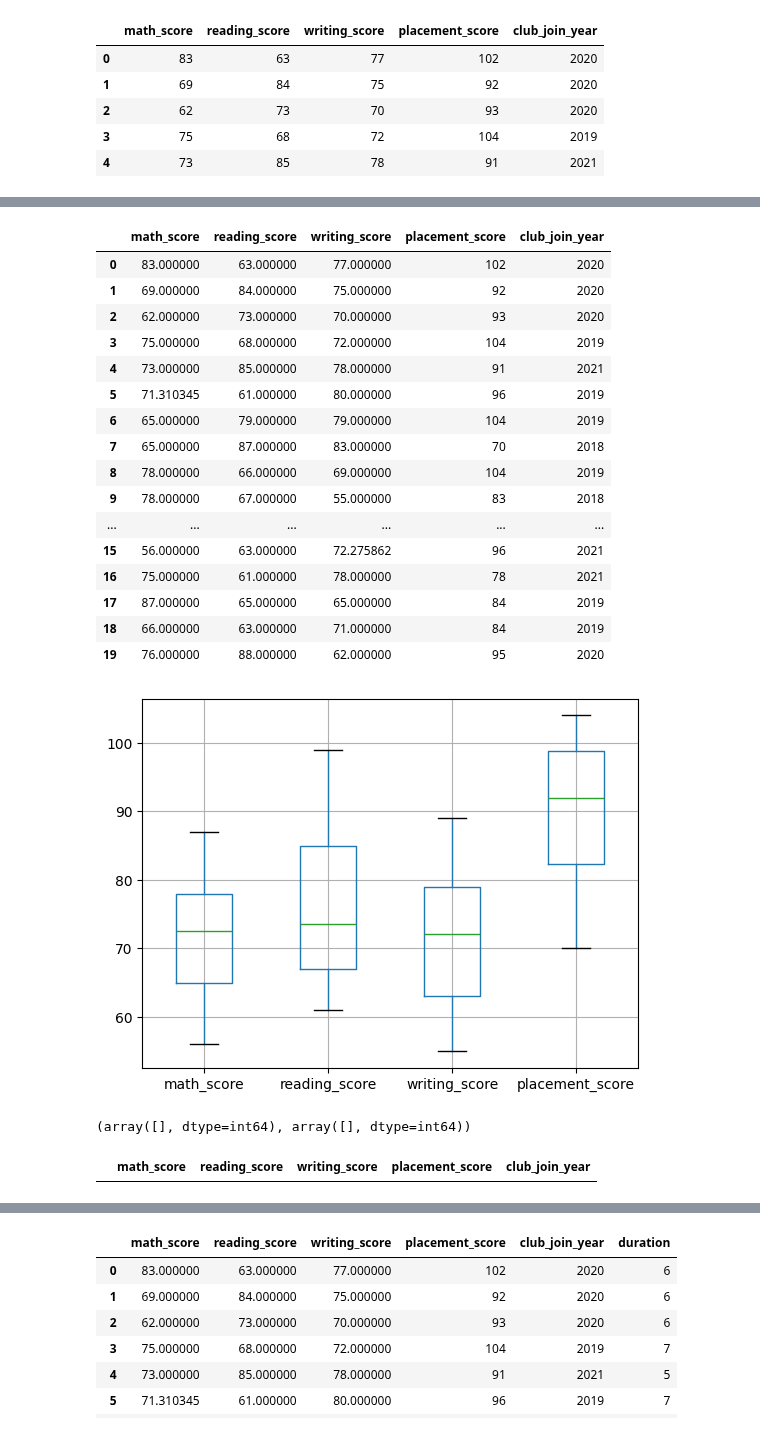
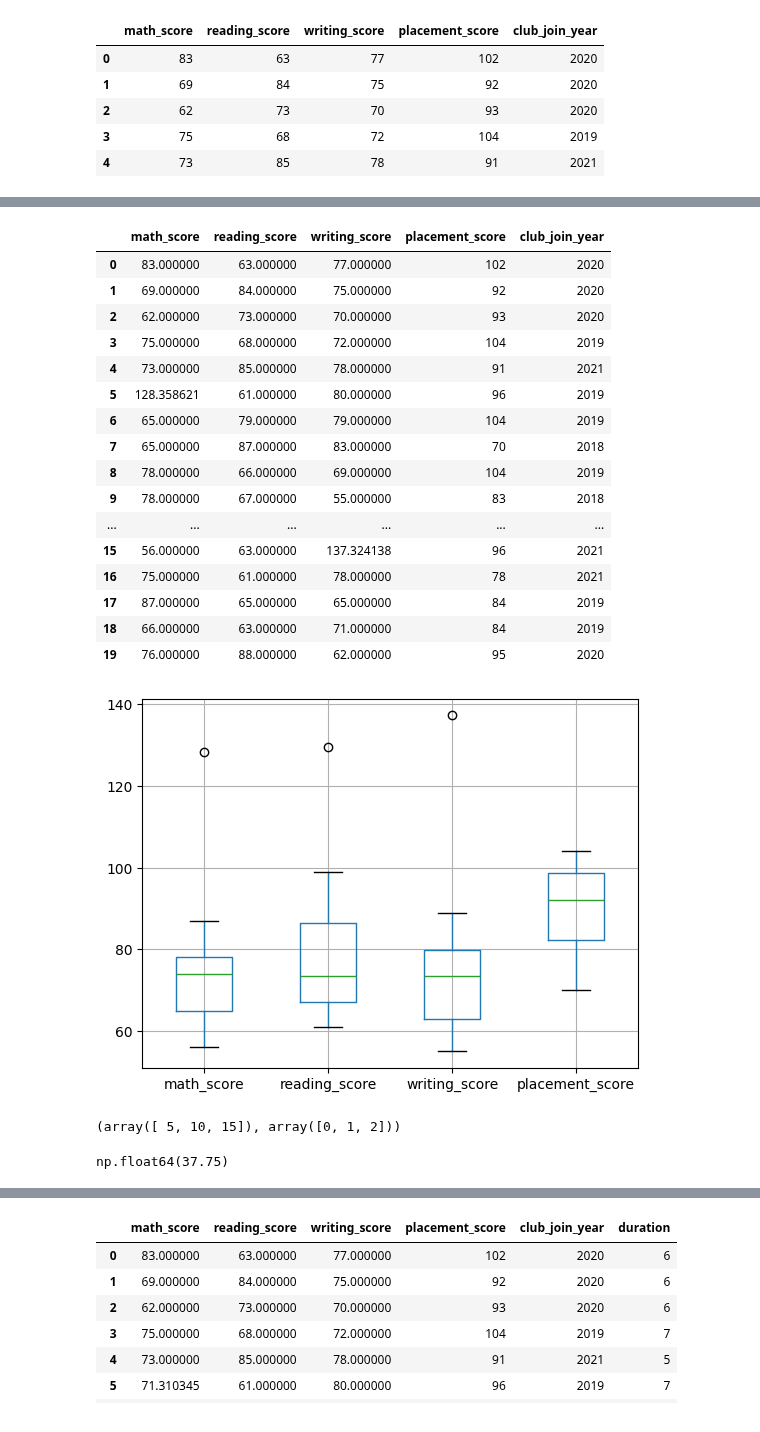
Before and after one commit to Piyush2425/Data_Science_Practicals, a Jupyter notebook: DS_Lab_2.ipynb, the cells around one changed output, grey strips where cells are left out. Cells and saved outputs as stored; diff of their text form; code cells hidden in the pictures.

```diff
--- a/DS_Lab_2.ipynb
+++ b/DS_Lab_2.ipynb
@@ -64,24 +59,26 @@ df.isnull()
 # %%
 # Fill missing values with mean (avoids chained-assignment warnings)
-df['math_score'] = df['math_score'].fillna(df['math_score'].mean())
-df['reading_score'] = df['reading_score'].fillna(df['reading_score'].mean())
-df['writing_score'] = df['writing_score'].fillna(df['writing_score'].mean())
+df['math_score'] = df['math_score'].fillna(df['math_score'].mean() * 1.8)
+
+df['reading_score'] = df['reading_score'].fillna(df['reading_score'].mean() * 1.7)
+
+df['writing_score'] = df['writing_score'].fillna(df['writing_score'].mean() * 1.9)
 
 df.head(20)
 # %% [output]
 |  | math_score | reading_score | writing_score | placement_score | club_join_year |
 | 0 | 83.000000 | 63.000000 | 77.000000 | 102 | 2020 |
 | 1 | 69.000000 | 84.000000 | 75.000000 | 92 | 2020 |
 | 2 | 62.000000 | 73.000000 | 70.000000 | 93 | 2020 |
 | 3 | 75.000000 | 68.000000 | 72.000000 | 104 | 2019 |
 | 4 | 73.000000 | 85.000000 | 78.000000 | 91 | 2021 |
-| 5 | 71.310345 | 61.000000 | 80.000000 | 96 | 2019 |
+| 5 | 128.358621 | 61.000000 | 80.000000 | 96 | 2019 |
 | 6 | 65.000000 | 79.000000 | 79.000000 | 104 | 2019 |
 | 7 | 65.000000 | 87.000000 | 83.000000 | 70 | 2018 |
 | 8 | 78.000000 | 66.000000 | 69.000000 | 104 | 2019 |
 | 9 | 78.000000 | 67.000000 | 55.000000 | 83 | 2018 |
 | ... | ... | ... | ... | ... | ... |
-| 15 | 56.000000 | 63.000000 | 72.275862 | 96 | 2021 |
+| 15 | 56.000000 | 63.000000 | 137.324138 | 96 | 2021 |
 | 16 | 75.000000 | 61.000000 | 78.000000 | 78 | 2021 |
 | 17 | 87.000000 | 65.000000 | 65.000000 | 84 | 2019 |
 | 18 | 66.000000 | 63.000000 | 71.000000 | 84 | 2019 |
@@ -91,14 +88,14 @@ df.head(20)
 df.boxplot(['math_score','reading_score','writing_score','placement_score'])
 plt.show()
 # %% [output]
-[figure, old version]
+[figure, new version]
 # %%
 # Z-score method
 z = np.abs(stats.zscore(df[['math_score','reading_score','writing_score']]))
 outliers = np.where(z > 3)
 outliers
 # %% [output]
-(array([], dtype=int64), array([], dtype=int64))
+(array([ 5, 10, 15]), array([0, 1, 2]))
 # %%
 # IQR method
 Q1 = df['reading_score'].quantile(0.25)
@@ -109,9 +106,11 @@ lower = Q1 - 1.5 * IQR
 upper = Q3 + 1.5 * IQR
 
 outliers = df[(df['reading_score'] < lower) | (df['reading_score'] > upper)]
+
 outliers
+lower
 # %% [output]
-|  | math_score | reading_score | writing_score | placement_score | club_join_year |
+np.float64(37.75)
 # %%
 # Replace outliers with median
 median = df['reading_score'].median()
```
Also changed, not shown: parts of 4 cells of this notebook, 5 other files.
